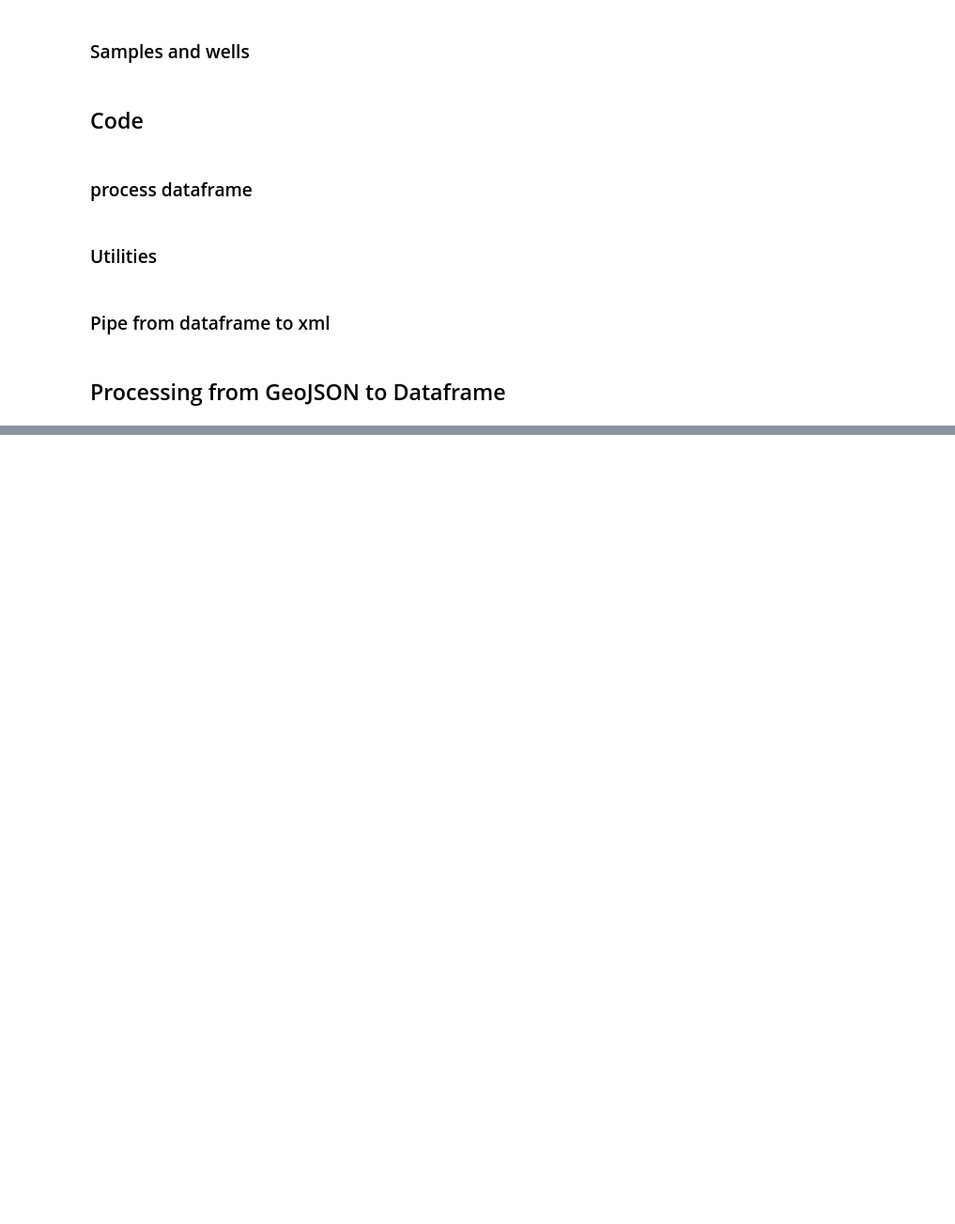
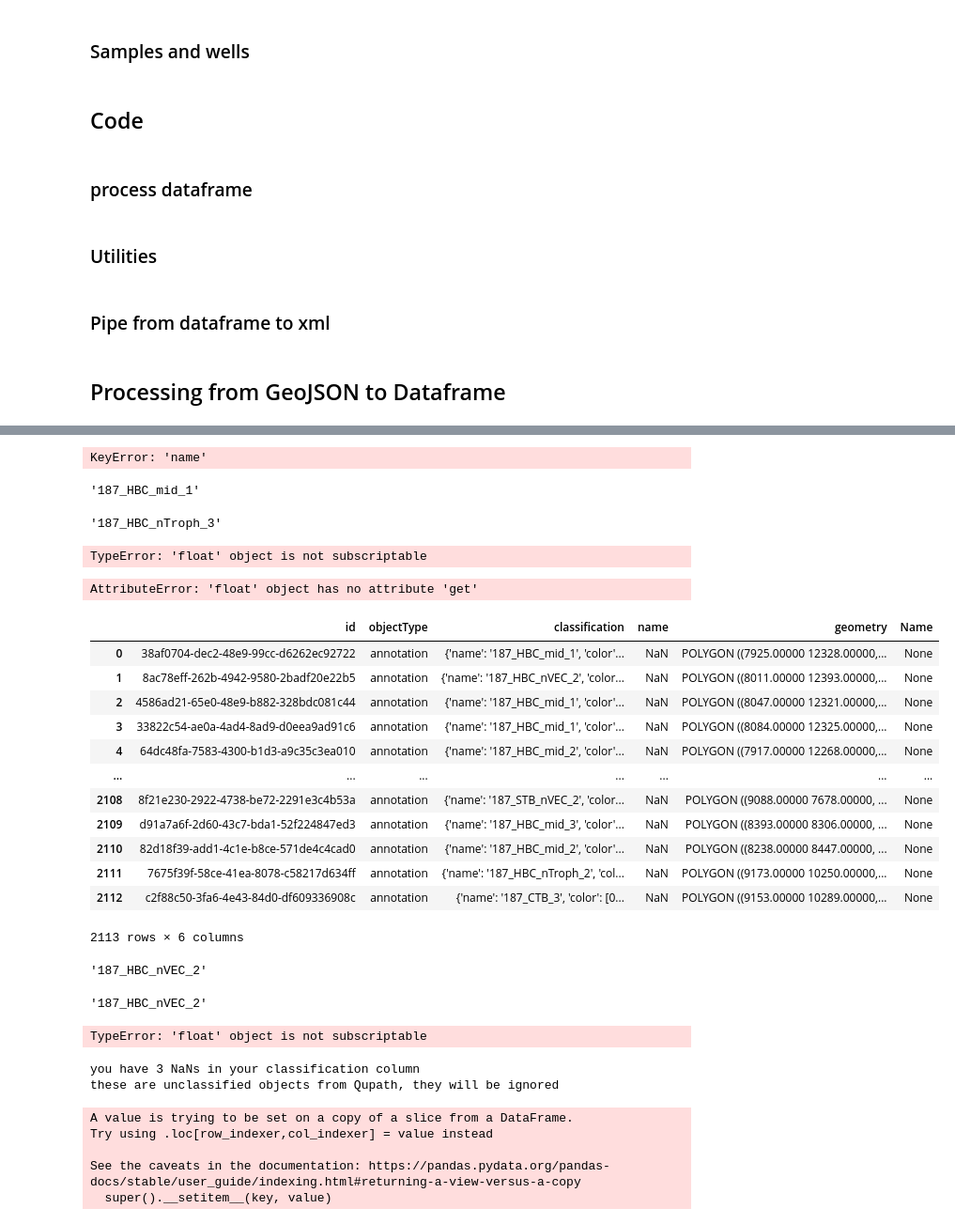
Before and after one commit to CosciaLab/Qupath_to_LMD, a Jupyter notebook: QuPath_to_LMD.ipynb, the cells around one changed output, grey strips where cells are left out. Shown at 94% size. Cells and saved outputs as stored; diff of their text form; code cells hidden in the pictures; blank space fills up the shorter version.

```diff
--- a/QuPath_to_LMD.ipynb
+++ b/QuPath_to_LMD.ipynb
@@ -348,0 +535,2 @@ Sample ----------- Well -- How many contours
+# %%
+df = get_contour_type(df)
@@ -348,0 +544,36 @@ Sample ----------- Well -- How many contours
+# %%
+df['Name'] = df.classification['name']
+# %% [output]
+KeyError: 'name'
+# %%
+df.classification[0]['name']
+# %% [output]
+'187_HBC_mid_1'
+# %%
+df.classification[24]['name']
+# %% [output]
+'187_HBC_nTroph_3'
+# %%
+x = df['classification'].apply(lambda x: x['name'])
+# %% [output]
+TypeError: 'float' object is not subscriptable
+# %%
+df['Name'] = df['classification'].apply(lambda x: x.get('name'))
+# %% [output]
+AttributeError: 'float' object has no attribute 'get'
+# %%
+df
+# %% [output]
+|  | id | objectType | classification | name | geometry | Name |
+| 0 | 38af0704-dec2-48e9-99cc-d6262ec92722 | annotation | {'name': '187_HBC_mid_1', 'color'... | NaN | POLYGON ((7925.00000 12328.00000,... | None |
+| 1 | 8ac78eff-262b-4942-9580-2badf20e22b5 | annotation | {'name': '187_HBC_nVEC_2', 'color... | NaN | POLYGON ((8011.00000 12393.00000,... | None |
+| 2 | 4586ad21-65e0-48e9-b882-328bdc081c44 | annotation | {'name': '187_HBC_mid_1', 'color'... | NaN | POLYGON ((8047.00000 12321.00000,... | None |
+| 3 | 33822c54-ae0a-4ad4-8ad9-d0eea9ad91c6 | annotation | {'name': '187_HBC_mid_1', 'color'... | NaN | POLYGON ((8084.00000 12325.00000,... | None |
+| 4 | 64dc48fa-7583-4300-b1d3-a9c35c3ea010 | annotation | {'name': '187_HBC_mid_2', 'color'... | NaN | POLYGON ((7917.00000 12268.00000,... | None |
+| ... | ... | ... | ... | ... | ... | ... |
+| 2108 | 8f21e230-2922-4738-be72-2291e3c4b53a | annotation | {'name': '187_STB_nVEC_2', 'color... | NaN | POLYGON ((9088.00000 7678.00000, ... | None |
+| 2109 | d91a7a6f-2d60-43c7-bda1-52f224847ed3 | annotation | {'name': '187_HBC_mid_3', 'color'... | NaN | POLYGON ((8393.00000 8306.00000, ... | None |
+| 2110 | 82d18f39-add1-4c1e-b8ce-571de4c4cad0 | annotation | {'name': '187_HBC_mid_2', 'color'... | NaN | POLYGON ((8238.00000 8447.00000, ... | None |
+| 2111 | 7675f39f-58ce-41ea-8078-c58217d634ff | annotation | {'name': '187_HBC_nTroph_2', 'col... | NaN | POLYGON ((9173.00000 10250.00000,... | None |
+| 2112 | c2f88c50-3fa6-4e43-84d0-df609336908c | annotation | {'name': '187_CTB_3', 'color': [0... | NaN | POLYGON ((9153.00000 10289.00000,... | None |
+2113 rows × 6 columns
@@ -348,0 +582,4 @@ Sample ----------- Well -- How many contours
+# %%
+df.classification[1].get('name')
+# %% [output]
+'187_HBC_nVEC_2'
@@ -348,0 +588,27 @@ Sample ----------- Well -- How many contours
+# %%
+x['name']
+# %% [output]
+'187_HBC_nVEC_2'
+# %%
+for i in df.index:
+        dictionary = df.classification[i]
+        name = dictionary['name']
+        df.at[i,'Name'] = name
+# %% [output]
+TypeError: 'float' object is not subscriptable
+# %%
+if df['classification'].isna().sum() !=0 :
+    print(f"you have {df['classification'].isna().sum()} NaNs in your classification column")
+    print('these are unclassified objects from Qupath, they will be ignored')
+    df = df[df['classification'].notna()]
+# %% [output]
+you have 3 NaNs in your classification column
+these are unclassified objects from Qupath, they will be ignored
+# %%
+df['Name'] = df.classification.get('name')
+# %% [output]
+A value is trying to be set on a copy of a slice from a DataFrame.
+Try using .loc[row_indexer,col_indexer] = value instead
+
+See the caveats in the documentation: https://pandas.pydata.org/pandas-docs/stable/user_guide/indexing.html#returning-a-view-versus-a-copy
+  super().__setitem__(key, value)
```
Also changed, not shown: parts of 32 cells of this notebook, 6 other files.
